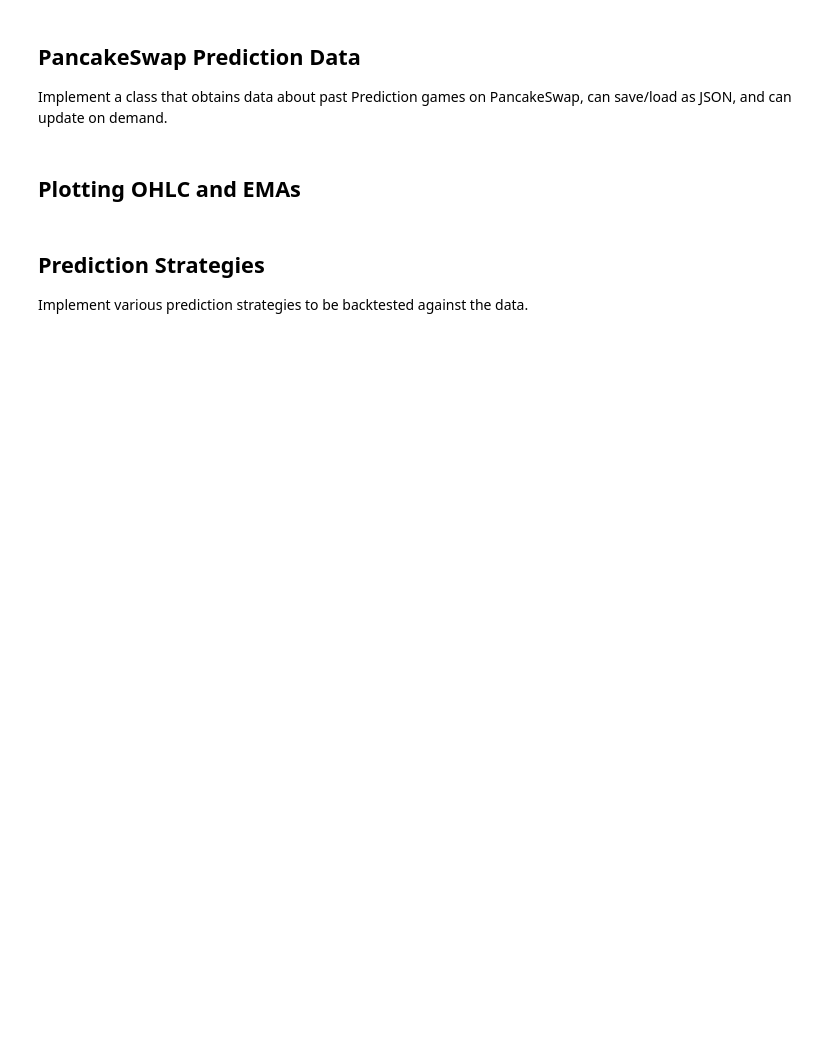
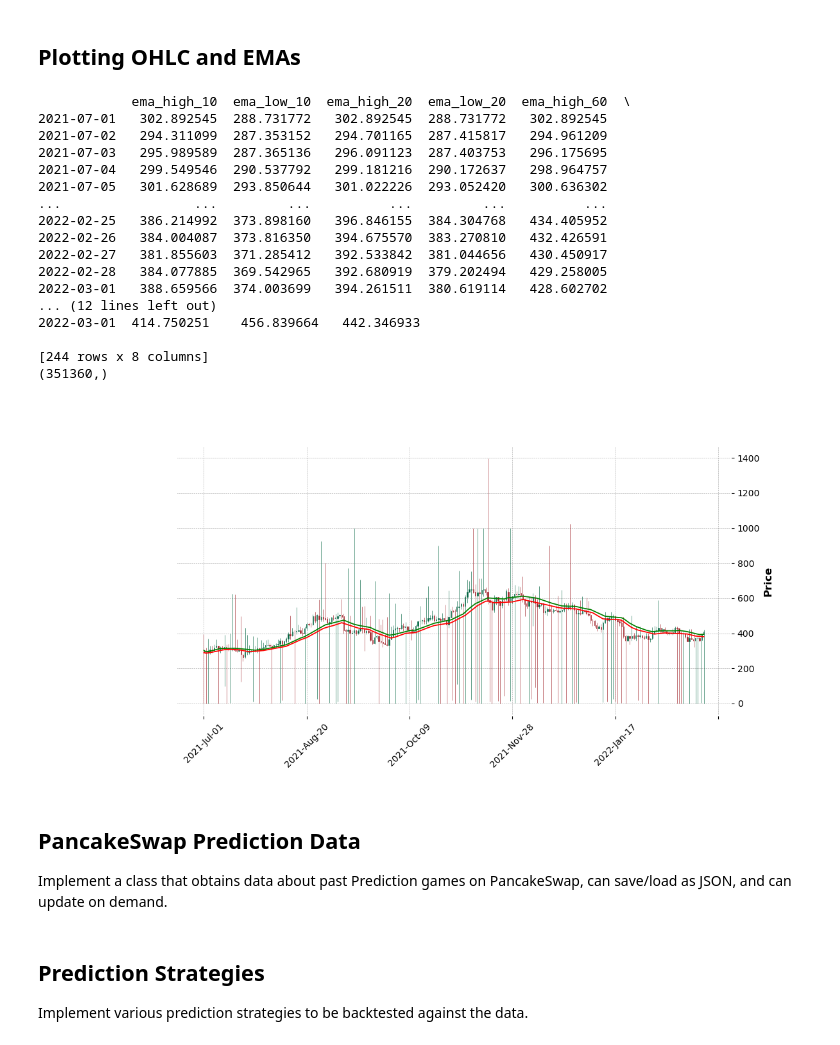
Before and after one commit to microcontroller/bsc-learning, a Jupyter notebook: predicting-with-ema.ipynb, the cells around one changed output. Drawn from its saved outputs; the diff is of its cells as text; code cells hidden in the pictures; blank space fills up the shorter version.

```diff
--- a/predicting-with-ema.ipynb
+++ b/predicting-with-ema.ipynb
@@ -262,4 +38,4 @@ my_stats.update(my_cross_stats)
 # %%
-ohlc = OHLCData()
-#stats=my_stats)
+ohlc = bsc_analysis.OHLCData(start_date='2021-07-01')
+stats = bsc_analysis.OHLCStats(ohlc.data)
 # %% [output]
@@ -272,3 +45,36 @@ print(ohlc['2021-12-10'][10])
+# %% [markdown]
+## Plotting OHLC and EMAs
+# %%
+agg_dict = {'open': 'first', 'high': 'max', 'low': 'min', 'close': 'last', 'trades': 'sum'}
+days = ohlc.data.resample('D').agg(agg_dict)
+stats_days = bsc_analysis.OHLCStats(days)
+print(stats_days.emas)
+print(stats.emas['ema_high_10'].shape)
+#fig = mpf.figure(figsize=(8, 6), dpi=80)
+panels = [
+    mpf.make_addplot(stats_days.emas['ema_high_20'], type='line', color='g', panel=0),
+    mpf.make_addplot(stats_days.emas['ema_low_20' ], type='line', color='r', panel=0),
+]
+mpf.plot(days, type='candle', figsize=(12,6), style='charles', addplot=panels)
+# %% [output]
+            ema_high_10  ema_low_10  ema_high_20  ema_low_20  ema_high_60  \
+2021-07-01   302.892545  288.731772   302.892545  288.731772   302.892545
+2021-07-02   294.311099  287.353152   294.701165  287.415817   294.961209
+2021-07-03   295.989589  287.365136   296.091123  287.403753   296.175695
+2021-07-04   299.549546  290.537792   299.181216  290.172637   298.964757
+2021-07-05   301.628689  293.850644   301.022226  293.052420   300.636302
+...                 ...         ...          ...         ...          ...
+2022-02-25   386.214992  373.898160   396.846155  384.304768   434.405952
+2022-02-26   384.004087  373.816350   394.675570  383.270810   432.426591
+2022-02-27   381.855603  371.285412   392.533842  381.044656   430.450917
+2022-02-28   384.077885  369.542965   392.680919  379.202494   429.258005
+2022-03-01   388.659566  374.003699   394.261511  380.619114   428.602702
+... (12 lines left out)
+2022-03-01  414.750251    456.839664   442.346933
+
+[244 rows x 8 columns]
+(351360,)
+[figure, added]
 # %% [markdown]
 ## PancakeSwap Prediction Data
 
@@ -373,8 +179,6 @@ class PredictionData(dict):
                     n_pulled = 0
         self.save()
         return
-# %% [markdown]
-## Plotting OHLC and EMAs
 # %% [markdown]
 ## Prediction Strategies
 
```
Also changed, not shown: parts of 43 cells of this notebook, 2 other files.
